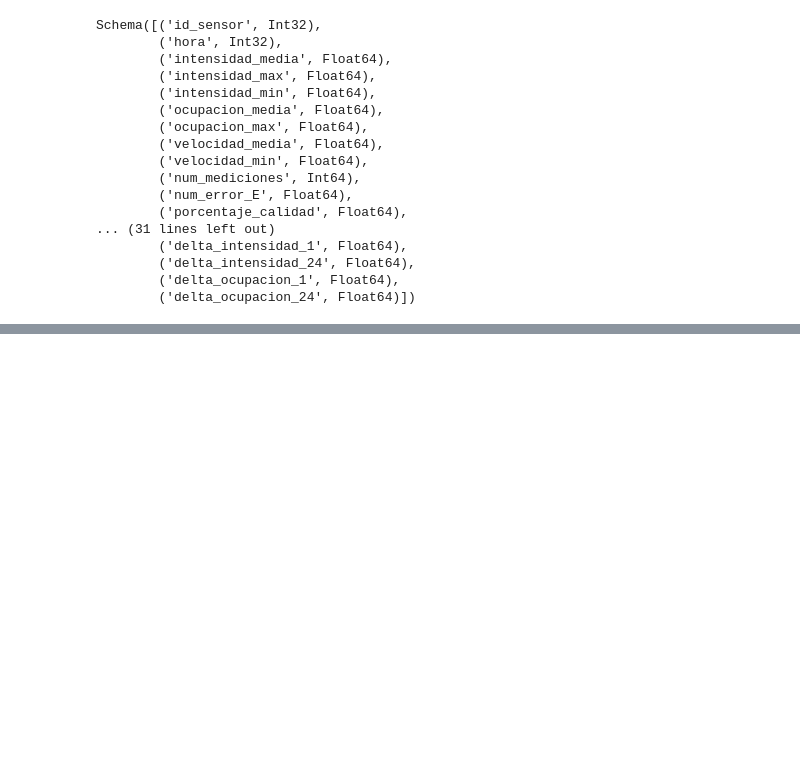
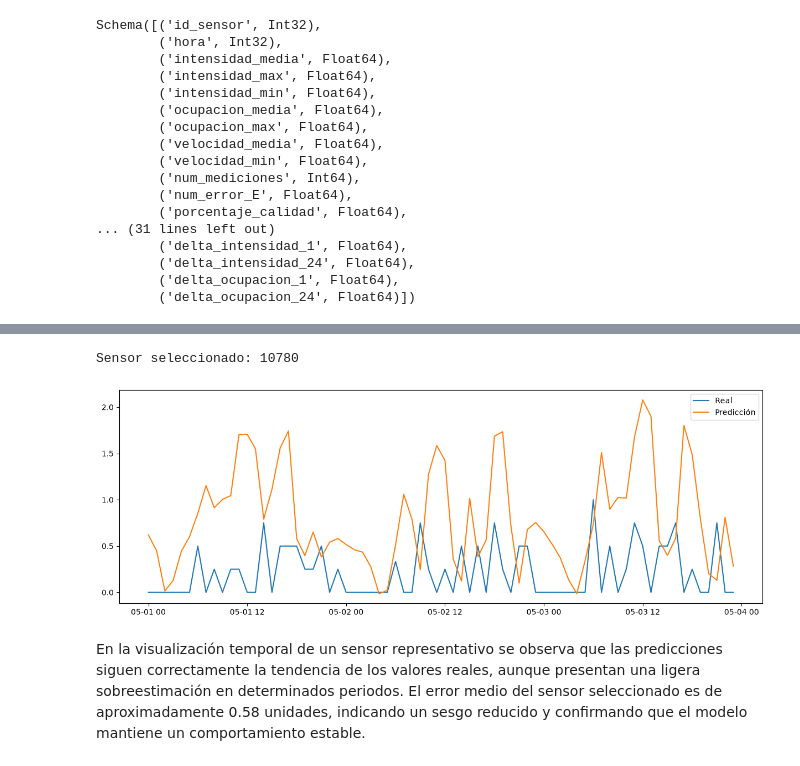
Before and after one commit to Bootcamp-DA-P2/Inteligencia-de-movilidad-urbana-de-Madrid, a Jupyter notebook: notebooks/05_modelado.ipynb, the cells around one changed output, grey strips where cells are left out. Saved outputs shown, nothing was run; the diff lists cells and outputs as text; code cells hidden in the pictures; blank space fills up the shorter version.

```diff
--- a/notebooks/05_modelado.ipynb
+++ b/notebooks/05_modelado.ipynb
@@ -227,0 +337,47 @@ R²  : 0.8880122153721308
+# %%
+# Buscar un sensor con muchos valores distintos
+sensor = (
+    test_sample
+    .group_by("id_sensor")
+    .agg(pl.col("target").n_unique().alias("valores_distintos"))
+    .sort("valores_distintos", descending=True)
+)["id_sensor"][0]
+
+print(f"Sensor seleccionado: {sensor}")
+# %% [output]
+Sensor seleccionado: 10780
+# %%
+sensor_df = (
+    test_sample
+    .filter(pl.col("id_sensor") == sensor)
+    .sort("fecha_hora")
+    .head(72)
+)
+# %%
+X_sensor = (
+    sensor_df
+    .drop(["target", "fecha_hora"])
+    .with_columns(
+        pl.col("tipo_elem").cast(pl.Categorical),
+        pl.col(pl.Float64).cast(pl.Float32),
+        pl.col(pl.Int64).cast(pl.Int32),
+        pl.col("fin_semana").cast(pl.Int8)
+    )
+)
+
+X_sensor_pd = X_sensor.to_pandas()
+X_sensor_pd["tipo_elem"] = X_sensor_pd["tipo_elem"].astype("category")
+
+pred_sensor = modelo.predict(X_sensor_pd)
+# %%
+plt.figure(figsize=(15,5))
+
+plt.plot(sensor_df["fecha_hora"], sensor_df["target"], label="Real")
+plt.plot(sensor_df["fecha_hora"], pred_sensor, label="Predicción")
+
+plt.legend()
+plt.show()
+# %% [output]
+[figure, added]
+# %% [markdown]
+En la visualización temporal de un sensor representativo se observa que las predicciones siguen correctamente la tendencia de los valores reales, aunque presentan una ligera sobreestimación en determinados periodos. El error medio del sensor seleccionado es de aproximadamente 0.58 unidades, indicando un sesgo reducido y confirmando que el modelo mantiene un comportamiento estable.
```
Also changed, not shown: parts of 29 cells of this notebook, 4 other files.
